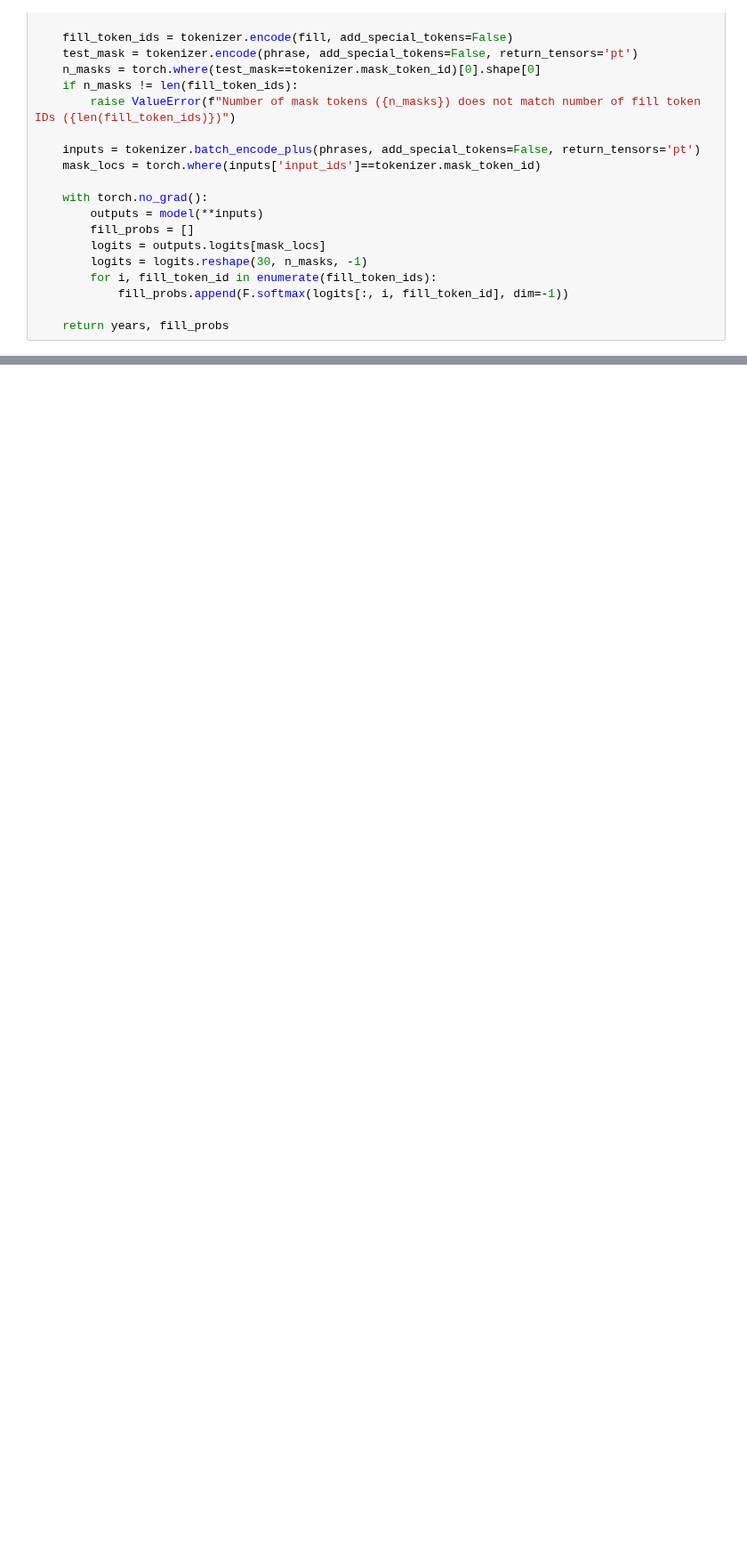
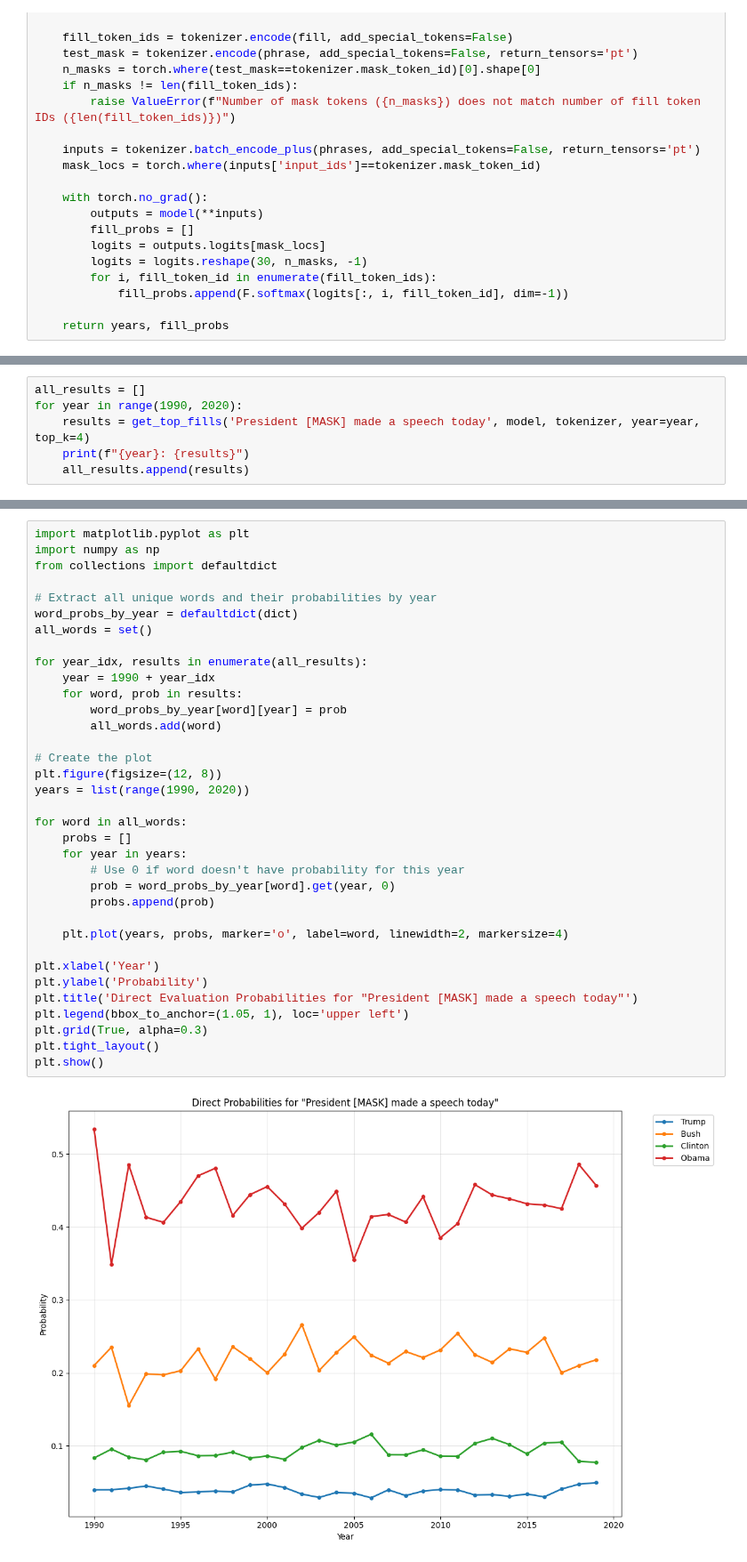
Before and after one commit to bstadt/tlm-1-release, a Jupyter notebook: eda/bayes.ipynb, the cells around one changed output, grey strips where cells are left out. Shown at 89% size. Drawn from its saved outputs; the diff is of its cells as text; blank space fills up the shorter version.

```diff
--- a/eda/bayes.ipynb
+++ b/eda/bayes.ipynb
@@ -165,0 +202,6 @@ plt.show()
+# %%
+all_results = []
+for year in range(1990, 2020):
+    results = get_top_fills('President [MASK] made a speech today', model, tokenizer, year=year, top_k=4)
+    print(f"{year}: {results}")
+    all_results.append(results)
@@ -165,0 +226,37 @@ plt.show()
+# %%
+import matplotlib.pyplot as plt
+import numpy as np
+from collections import defaultdict
+
+# Extract all unique words and their probabilities by year
+word_probs_by_year = defaultdict(dict)
+all_words = set()
+
+for year_idx, results in enumerate(all_results):
+    year = 1990 + year_idx
+    for word, prob in results:
+        word_probs_by_year[word][year] = prob
+        all_words.add(word)
+
+# Create the plot
+plt.figure(figsize=(12, 8))
+years = list(range(1990, 2020))
+
+for word in all_words:
+    probs = []
+    for year in years:
+        # Use 0 if word doesn't have probability for this year
+        prob = word_probs_by_year[word].get(year, 0)
+        probs.append(prob)
+
+    plt.plot(years, probs, marker='o', label=word, linewidth=2, markersize=4)
+
+plt.xlabel('Year')
+plt.ylabel('Probability')
+plt.title('Direct Evaluation Probabilities for "President [MASK] made a speech today"')
+plt.legend(bbox_to_anchor=(1.05, 1), loc='upper left')
+plt.grid(True, alpha=0.3)
+plt.tight_layout()
+plt.show()
+# %% [output]
+[figure, added]
```
Also changed, not shown: parts of 6 cells of this notebook, 2 other files.
